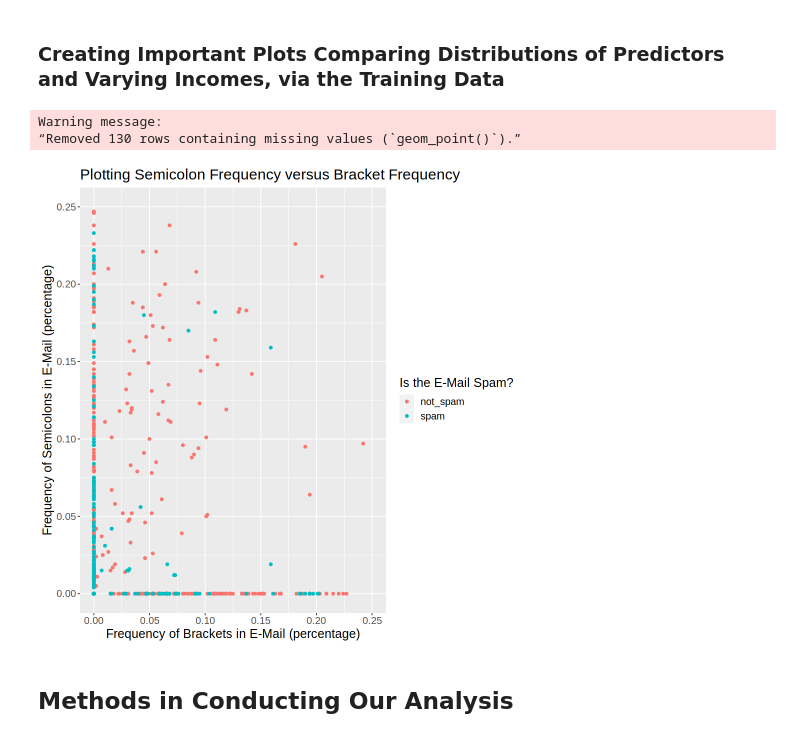
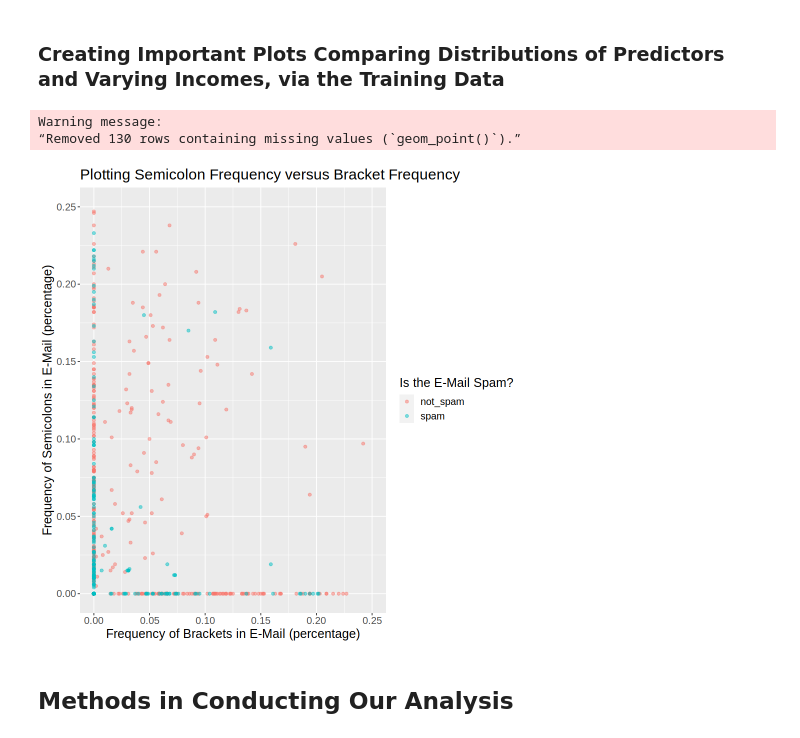
Before and after one commit to aadikanwar/DSCI100_group_project, a Jupyter notebook: group_project_proposal.ipynb, the cells around one changed output. Drawn from its saved outputs; the diff is of its cells as text; code cells hidden in the pictures.

```diff
--- a/group_project_proposal.ipynb
+++ b/group_project_proposal.ipynb
@@ -156,27 +156,27 @@ A tibble: 2 × 3
 # %%
 library(repr) # for setting the height and width of the plots
 
 options(repr.plot.width = 8, repr.plot.height = 8)
 
 spam_plot1 <- spam_training |>
     ggplot(aes(x = char_freq_brack, y = char_freq_semicolon, colour = spam_or_not_spam)) +
-    geom_point() +
+    geom_point(alpha = 0.5) +
     labs(x = "Frequency of Brackets in E-Mail (percentage)", y = "Frequency of Semicolons in E-Mail (percentage)", colour = "Is the E-Mail Spam?") +
     xlim(c(0, 0.25)) +
     ylim(c(0, 0.25)) +
     theme(text = element_text(size = 15)) +
     ggtitle("Plotting Semicolon Frequency versus Bracket Frequency")
 
 spam_plot1
 ## OTHER GRAPHS CAN BE PLOTTED AS SUCH, BUT FOR SIMPLICITY, JUST THIS GRAPH IS PLOTTED FOR THE PROPOSAL
 
 ## The graphs tells us the relationship between two of the predictor variables, and is coloured by class of spam or not spam
 ## the importance of this graph lies in the fact that as the frequency of brackets and semicolons goes up, it is more likely for the e-mail to be spam
 ## this can lead to interesting conclusions as one may suspect the opposite case (excsessive brackets and semicolons leading to spam e-mail)
 # %% [output]
 Warning message:
 “Removed 130 rows containing missing values (`geom_point()`).”
-[figure, old version]
+[figure, new version]
 # %% [markdown]
 ## Methods in Conducting Our Analysis
 # %% [markdown]
```
